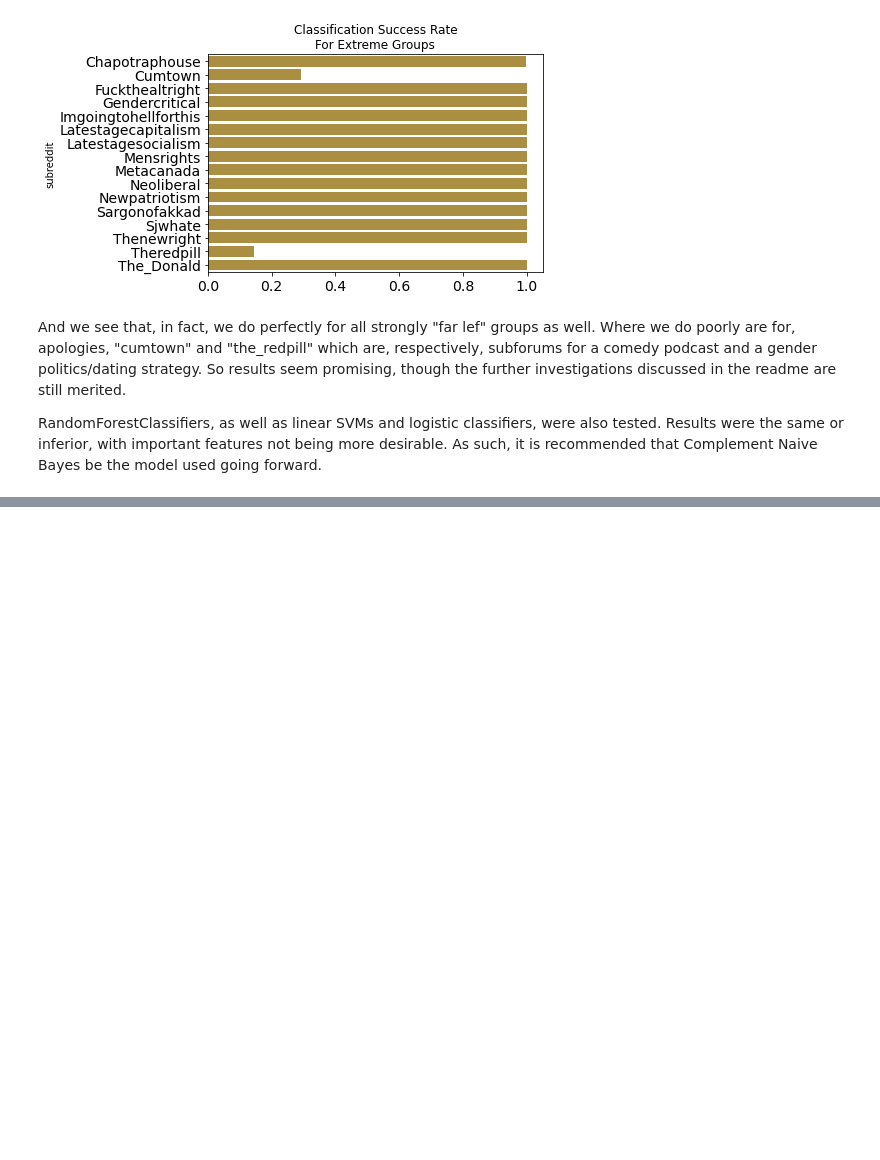
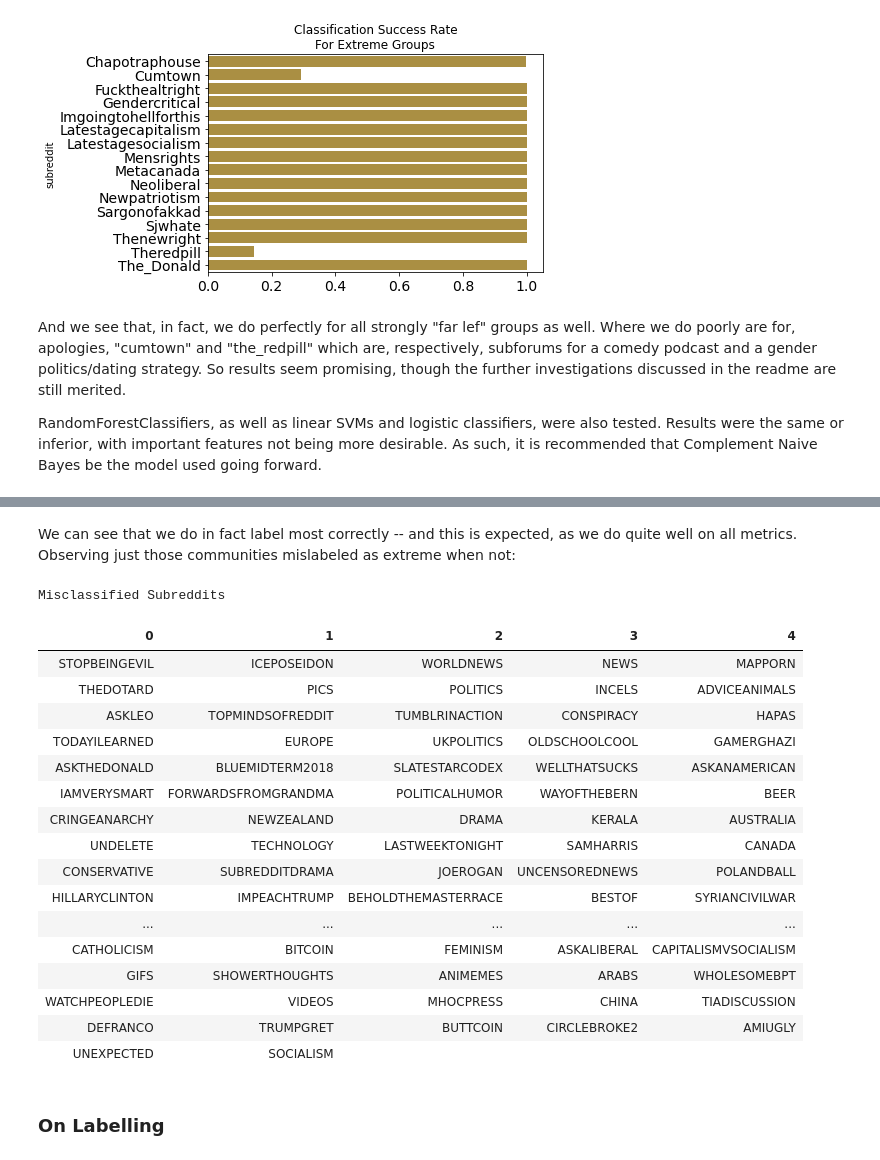
Before and after one commit to godelayheehoo/political-extremism-detection, a Jupyter notebook: executive_notebook.ipynb, the cells around one changed output, grey strips where cells are left out. Saved outputs shown, nothing was run; the diff lists cells and outputs as text; code cells hidden in the pictures; blank space fills up the shorter version.

```diff
--- a/executive_notebook.ipynb
+++ b/executive_notebook.ipynb
@@ -481,0 +508,35 @@ RandomForestClassifiers, as well as linear SVMs and logistic classifiers, were a
+# %% [markdown]
+We can see that we do in fact label most correctly -- and this is expected, as we do quite well on all metrics.  Observing just those communities mislabeled as extreme when not:
+# %%
+misclassified=test_results.loc[(test_results.true==0)&(test_results.predicted==1)].subreddit.unique()
+#Get unique subreddit names that were misclassified
+misclassified.resize(int(np.ceil(misclassified.shape[0]/5)),5)
+#Reshape them into a grid of width that will fit nicely in a jupyter notebook
+temp_df=pd.DataFrame(misclassified).applymap(lambda s: '' if s==0 else s)
+temp_df.index=[s for s in temp_df.index]
+
+temp_df.columns=[s for s in temp_df.columns]
+#Relabel the filler zeros as blanks.  Hide the index and name the columns for readability.
+temp_df.style.apply(lambda row:['background: lightpink' if row.name%2 else 'background: white' for col in row],axis=1).hide_index(
+).set_caption('Misclassified Subreddits')
+# %% [output]
+Misclassified Subreddits
+| 0 | 1 | 2 | 3 | 4 |
+| STOPBEINGEVIL | ICEPOSEIDON | WORLDNEWS | NEWS | MAPPORN |
+| THEDOTARD | PICS | POLITICS | INCELS | ADVICEANIMALS |
+| ASKLEO | TOPMINDSOFREDDIT | TUMBLRINACTION | CONSPIRACY | HAPAS |
+| TODAYILEARNED | EUROPE | UKPOLITICS | OLDSCHOOLCOOL | GAMERGHAZI |
+| ASKTHEDONALD | BLUEMIDTERM2018 | SLATESTARCODEX | WELLTHATSUCKS | ASKANAMERICAN |
+| IAMVERYSMART | FORWARDSFROMGRANDMA | POLITICALHUMOR | WAYOFTHEBERN | BEER |
+| CRINGEANARCHY | NEWZEALAND | DRAMA | KERALA | AUSTRALIA |
+| UNDELETE | TECHNOLOGY | LASTWEEKTONIGHT | SAMHARRIS | CANADA |
+| CONSERVATIVE | SUBREDDITDRAMA | JOEROGAN | UNCENSOREDNEWS | POLANDBALL |
+| HILLARYCLINTON | IMPEACHTRUMP | BEHOLDTHEMASTERRACE | BESTOF | SYRIANCIVILWAR |
+| ... | ... | ... | ... | ... |
+| CATHOLICISM | BITCOIN | FEMINISM | ASKALIBERAL | CAPITALISMVSOCIALISM |
+| GIFS | SHOWERTHOUGHTS | ANIMEMES | ARABS | WHOLESOMEBPT |
+| WATCHPEOPLEDIE | VIDEOS | MHOCPRESS | CHINA | TIADISCUSSION |
+| DEFRANCO | TRUMPGRET | BUTTCOIN | CIRCLEBROKE2 | AMIUGLY |
+| UNEXPECTED | SOCIALISM |  |  |  |
+# %% [markdown]
+### On Labelling
```
Also changed, not shown: parts of 17 cells of this notebook.
